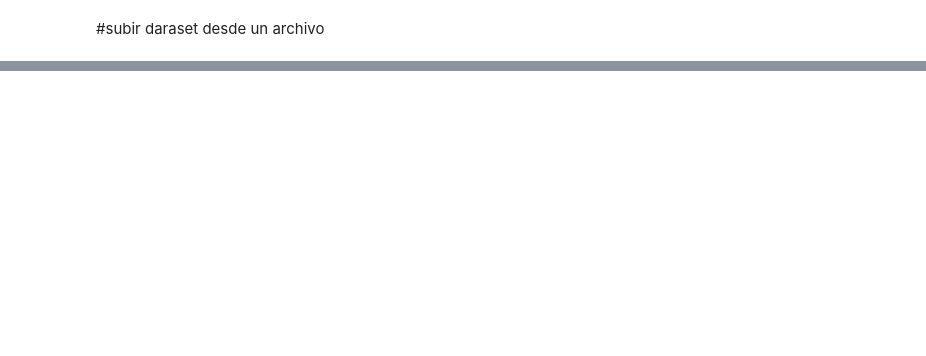
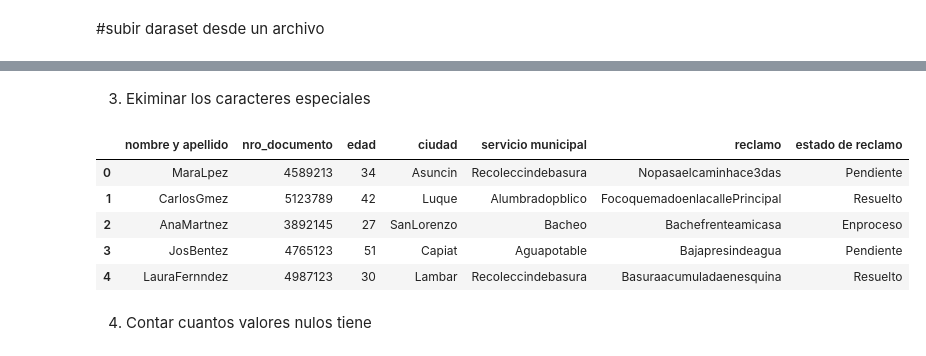
Before and after one commit to EricaBordon/biblioteca_django, a Jupyter notebook: Clase_IA_23_03.ipynb, the cells around one changed output, grey strips where cells are left out. Saved outputs shown, nothing was run; the diff lists cells and outputs as text; code cells hidden in the pictures; blank space fills up the shorter version.

```diff
--- a/Clase_IA_23_03.ipynb
+++ b/Clase_IA_23_03.ipynb
@@ -24,0 +67,27 @@ print(df.head())
+# %% [markdown]
+3. Ekiminar los caracteres especiales
+# %%
+import re
+
+def remove_all_special_chars(text):
+    if isinstance(text, str):
+        # Keep only alphanumeric characters
+        text = re.sub(r'[^a-zA-Z0-9]', '', text)
+        return text
+    return text
+
+# Apply the function to all string columns in the DataFrame
+for col in df.columns:
+    if df[col].dtype == 'object': # Check if the column contains strings
+        df[col] = df[col].apply(remove_all_special_chars)
+
+display(df.head())
+# %% [output]
+|  | nombre y apellido | nro_documento | edad | ciudad | servicio municipal | reclamo | estado de reclamo |
+| 0 | MaraLpez | 4589213 | 34 | Asuncin | Recoleccindebasura | Nopasaelcaminhace3das | Pendiente |
+| 1 | CarlosGmez | 5123789 | 42 | Luque | Alumbradopblico | FocoquemadoenlacallePrincipal | Resuelto |
+| 2 | AnaMartnez | 3892145 | 27 | SanLorenzo | Bacheo | Bachefrenteamicasa | Enproceso |
+| 3 | JosBentez | 4765123 | 51 | Capiat | Aguapotable | Bajapresindeagua | Pendiente |
+| 4 | LauraFernndez | 4987123 | 30 | Lambar | Recoleccindebasura | Basuraacumuladaenesquina | Resuelto |
+# %% [markdown]
+4. Contar cuantos valores nulos tiene
```
Also changed, not shown: parts of 8 cells of this notebook.
